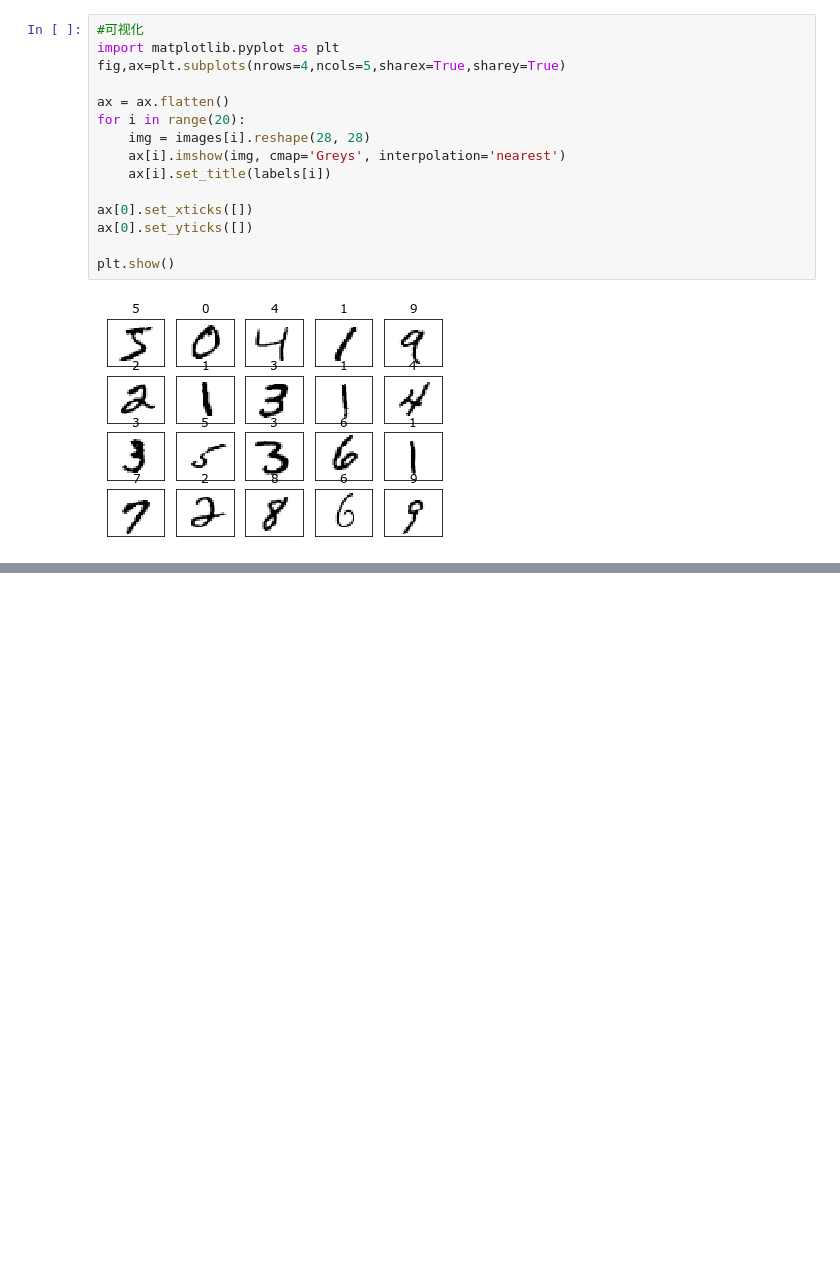
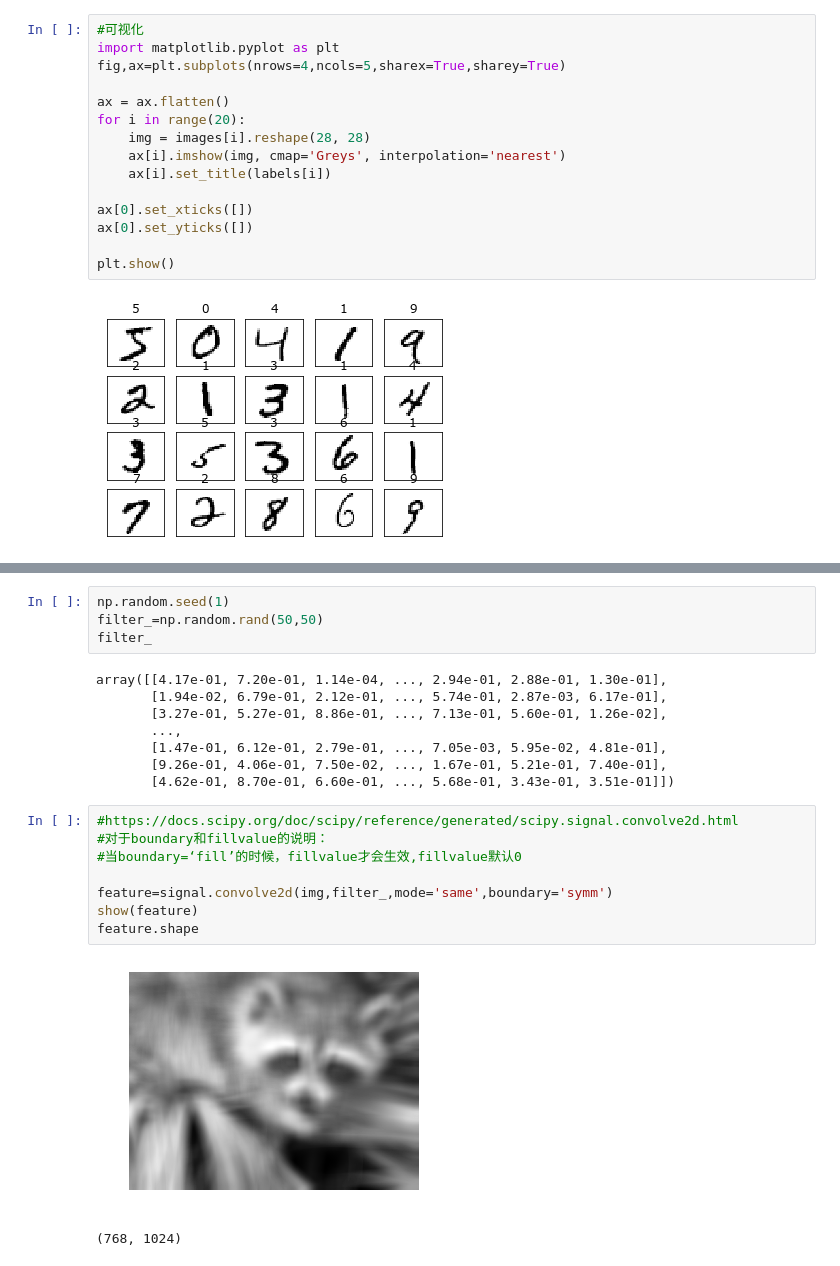
Before and after one commit to yexxyy/jupyter_notebook, a Jupyter notebook: 机器学习/卷积神经网络.ipynb, the cells around one changed output, grey strips where cells are left out. Drawn from its saved outputs; the diff is of its cells as text; blank space fills up the shorter version.

```diff
--- a/机器学习/卷积神经网络.ipynb
+++ b/机器学习/卷积神经网络.ipynb
@@ -69,0 +86,23 @@ plt.show()
+# %%
+np.random.seed(1)
+filter_=np.random.rand(50,50)
+filter_
+# %% [output]
+array([[4.17e-01, 7.20e-01, 1.14e-04, ..., 2.94e-01, 2.88e-01, 1.30e-01],
+       [1.94e-02, 6.79e-01, 2.12e-01, ..., 5.74e-01, 2.87e-03, 6.17e-01],
+       [3.27e-01, 5.27e-01, 8.86e-01, ..., 7.13e-01, 5.60e-01, 1.26e-02],
+       ...,
+       [1.47e-01, 6.12e-01, 2.79e-01, ..., 7.05e-03, 5.95e-02, 4.81e-01],
+       [9.26e-01, 4.06e-01, 7.50e-02, ..., 1.67e-01, 5.21e-01, 7.40e-01],
+       [4.62e-01, 8.70e-01, 6.60e-01, ..., 5.68e-01, 3.43e-01, 3.51e-01]])
+# %%
+#https://docs.scipy.org/doc/scipy/reference/generated/scipy.signal.convolve2d.html
+#对于boundary和fillvalue的说明：
+#当boundary=‘fill’的时候，fillvalue才会生效,fillvalue默认0
+
+feature=signal.convolve2d(img,filter_,mode='same',boundary='symm')
+show(feature)
+feature.shape
+# %% [output]
+[figure, added]
+(768, 1024)
```
Also changed, not shown: parts of 8 cells of this notebook, 3 other files.
